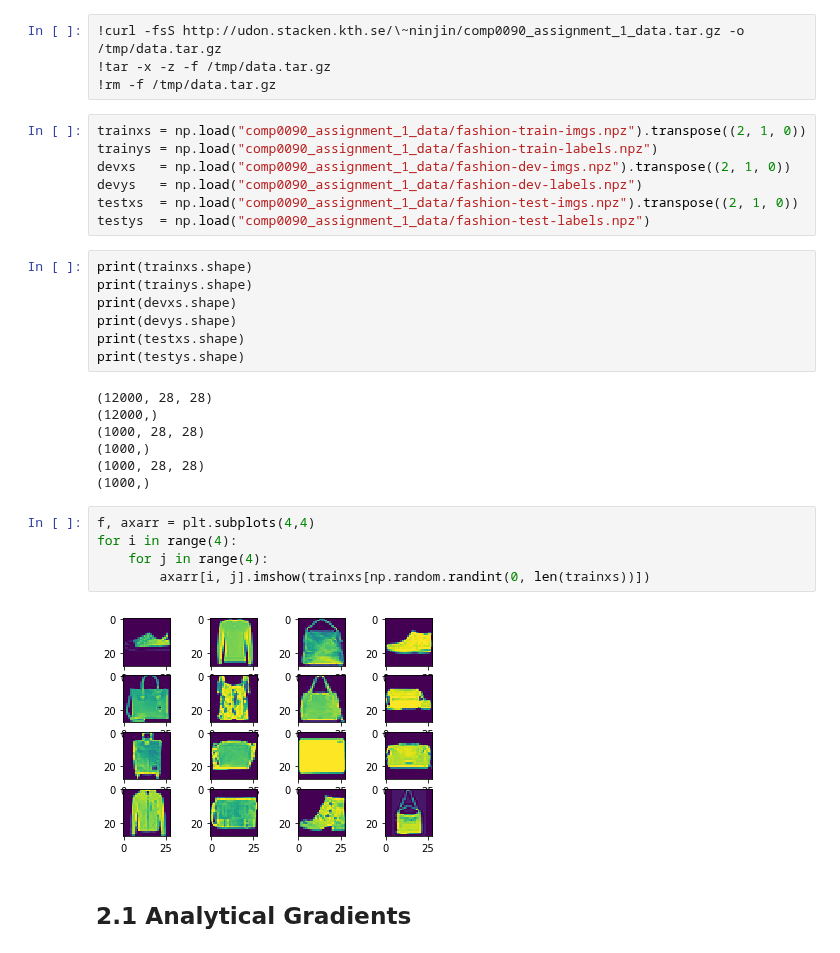
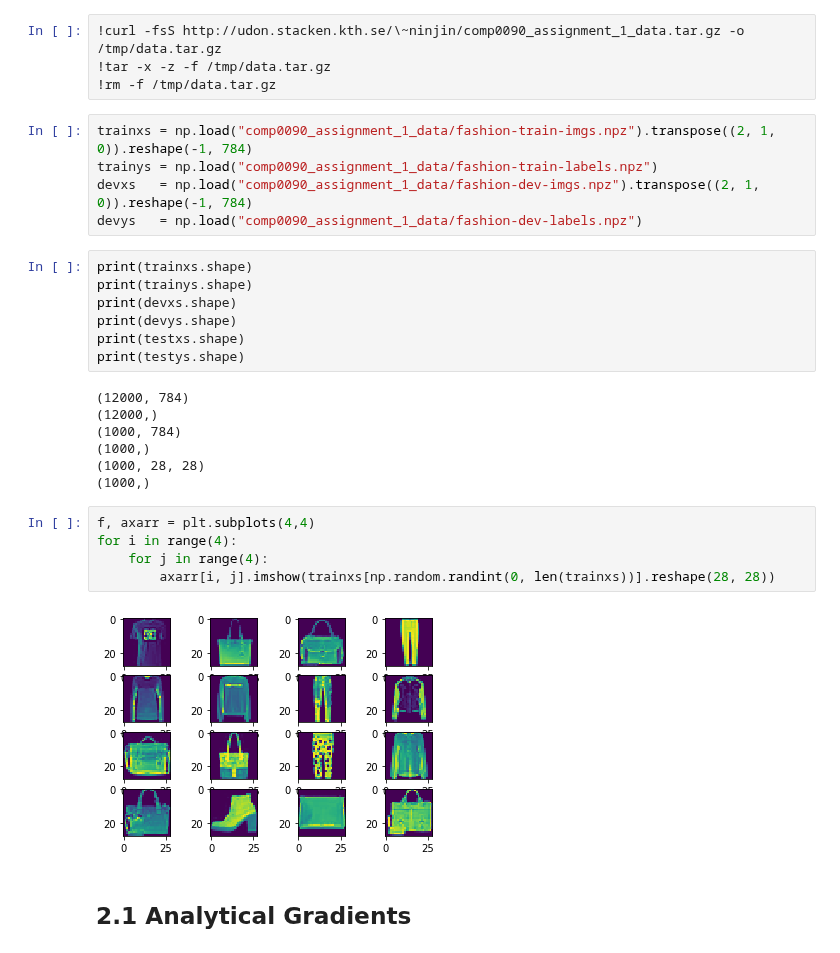
Before and after one commit to adamnpeace/comp90-cw1, a Jupyter notebook: q2/q2-roxanne.ipynb, the cells around one changed output. Cells and saved outputs as stored; diff of their text form.

```diff
--- a/q2/q2-roxanne.ipynb
+++ b/q2/q2-roxanne.ipynb
@@ -7,12 +7,10 @@ from sklearn.utils import shuffle
 !tar -x -z -f /tmp/data.tar.gz
 !rm -f /tmp/data.tar.gz
 # %%
-trainxs = np.load("comp0090_assignment_1_data/fashion-train-imgs.npz").transpose((2, 1, 0))
+trainxs = np.load("comp0090_assignment_1_data/fashion-train-imgs.npz").transpose((2, 1, 0)).reshape(-1, 784)
 trainys = np.load("comp0090_assignment_1_data/fashion-train-labels.npz")
-devxs   = np.load("comp0090_assignment_1_data/fashion-dev-imgs.npz").transpose((2, 1, 0))
+devxs   = np.load("comp0090_assignment_1_data/fashion-dev-imgs.npz").transpose((2, 1, 0)).reshape(-1, 784)
 devys   = np.load("comp0090_assignment_1_data/fashion-dev-labels.npz")
-testxs  = np.load("comp0090_assignment_1_data/fashion-test-imgs.npz").transpose((2, 1, 0))
-testys  = np.load("comp0090_assignment_1_data/fashion-test-labels.npz")
 # %%
 print(trainxs.shape)
 print(trainys.shape)
@@ -21,19 +19,19 @@ print(devys.shape)
 print(testxs.shape)
 print(testys.shape)
 # %% [output]
-(12000, 28, 28)
+(12000, 784)
 (12000,)
-(1000, 28, 28)
+(1000, 784)
 (1000,)
 (1000, 28, 28)
 (1000,)
 # %%
 f, axarr = plt.subplots(4,4)
 for i in range(4):
     for j in range(4):
-        axarr[i, j].imshow(trainxs[np.random.randint(0, len(trainxs))])
+        axarr[i, j].imshow(trainxs[np.random.randint(0, len(trainxs))].reshape(28, 28))
 # %% [output]
-[figure, old version]
+[figure, new version]
 # %% [markdown]
 ## 2.1 Analytical Gradients
 # %% [markdown]
```
Also changed, not shown: parts of 20 cells of this notebook.
